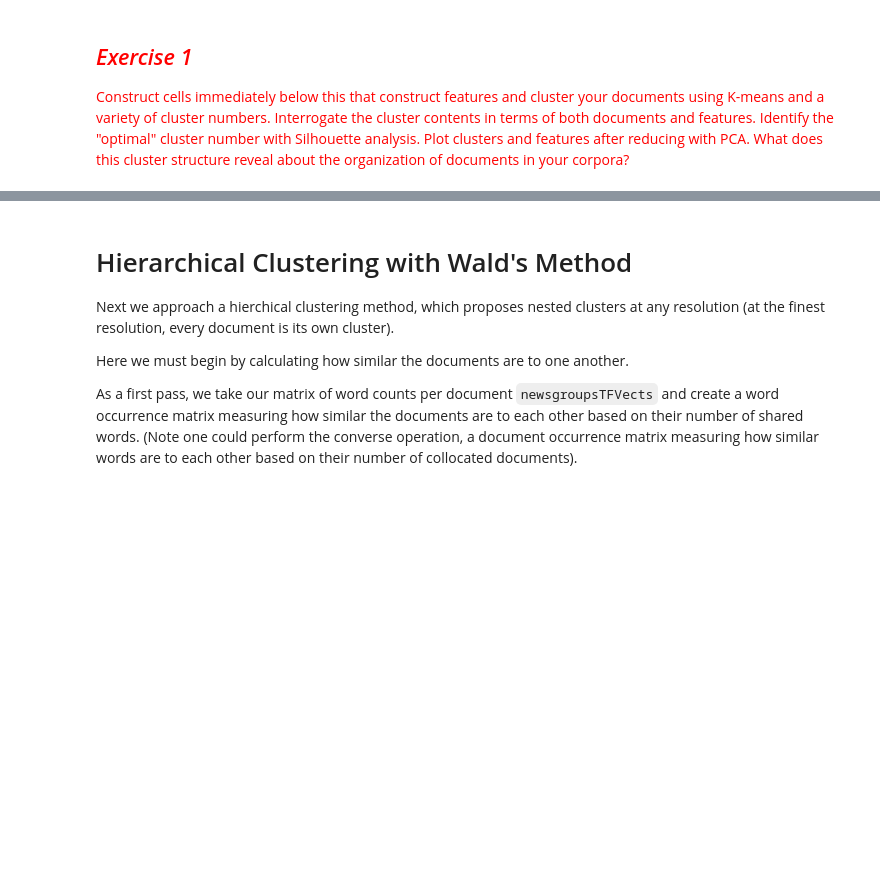
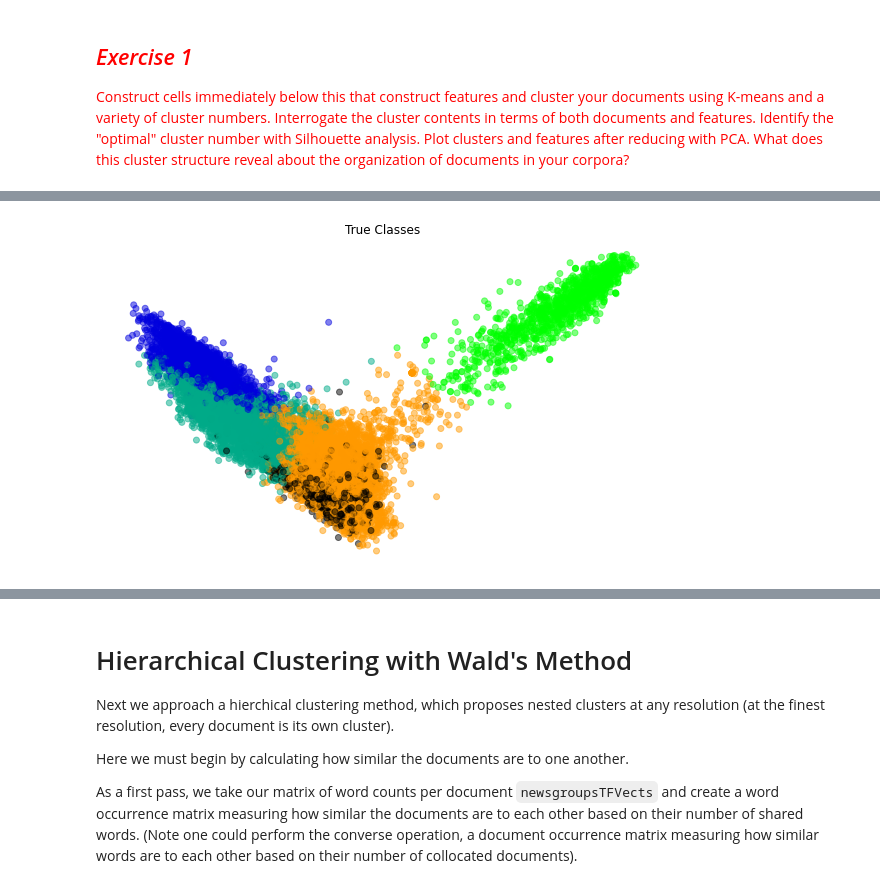
Before and after one commit to floriatea/CCA_NLP, a Jupyter notebook: Homework-Notebooks-2023/week-3/3-Topic-Modeling-and-Clustering.ipynb, the cells around one changed output, grey strips where cells are left out. Saved outputs shown, nothing was run; the diff lists cells and outputs as text; code cells hidden in the pictures; blank space fills up the shorter version.

```diff
--- a/Homework-Notebooks-2023/week-3/3-Topic-Modeling-and-Clustering.ipynb
+++ b/Homework-Notebooks-2023/week-3/3-Topic-Modeling-and-Clustering.ipynb
@@ -613,3 +614,5 @@ targetDF
 ## <font color="red">*Exercise 1*</font>
 
 <font color="red">Construct cells immediately below this that construct features and cluster your documents using K-means and a variety of cluster numbers. Interrogate the cluster contents in terms of both documents and features. Identify the "optimal" cluster number with Silhouette analysis. Plot clusters and features after reducing with PCA. What does this cluster structure reveal about the organization of documents in your corpora?
+# %%
+merged_df=pd.read_csv("D:/NOW/output_files/final_df_withtoken.csv")
@@ -615,0 +677,5 @@ targetDF
+# %%
+#initialize
+telehealthTFVectorizer = sklearn.feature_extraction.text.TfidfVectorizer(max_df=0.5, max_features=1000, min_df=3, stop_words='english', norm='l2')
+#train
+telehealthTFVects = telehealthTFVectorizer.fit_transform(merged_df['text'])
@@ -615,0 +691,8 @@ targetDF
+# %%
+#k means
+numClusters = 5
+
+#k-means++ is a better way of finding the starting points
+#We could also try providing our own
+km = sklearn.cluster.KMeans(n_clusters=numClusters, init='k-means++')
+km.fit(telehealthTFVects)
@@ -615,0 +770,5 @@ targetDF
+# %%
+#2. PCA
+PCA = sklearn.decomposition.PCA
+pca = PCA(n_components = 2).fit(telehealthTFVects.toarray())
+reduced_data = pca.transform(telehealthTFVects.toarray())
@@ -615,0 +781,17 @@ targetDF
+# %%
+# generate a color for each cluster label
+unique_labels = np.unique(km.labels_)
+colors = [plt.cm.nipy_spectral(float(label) / len(unique_labels)) for label in km.labels_]
+
+
+# plot the PCA-reduced data with the corresponding colors
+fig = plt.figure(figsize = (10,6))
+ax = fig.add_subplot(111)
+ax.set_frame_on(False)
+ax.scatter(reduced_data[:, 0], reduced_data[:, 1], color = colors, alpha = 0.5, label = colors)
+plt.xticks(())
+plt.yticks(())
+plt.title('True Classes')
+plt.show()
+# %% [output]
+[figure, added]
```
Also changed, not shown: parts of 31 cells of this notebook.
